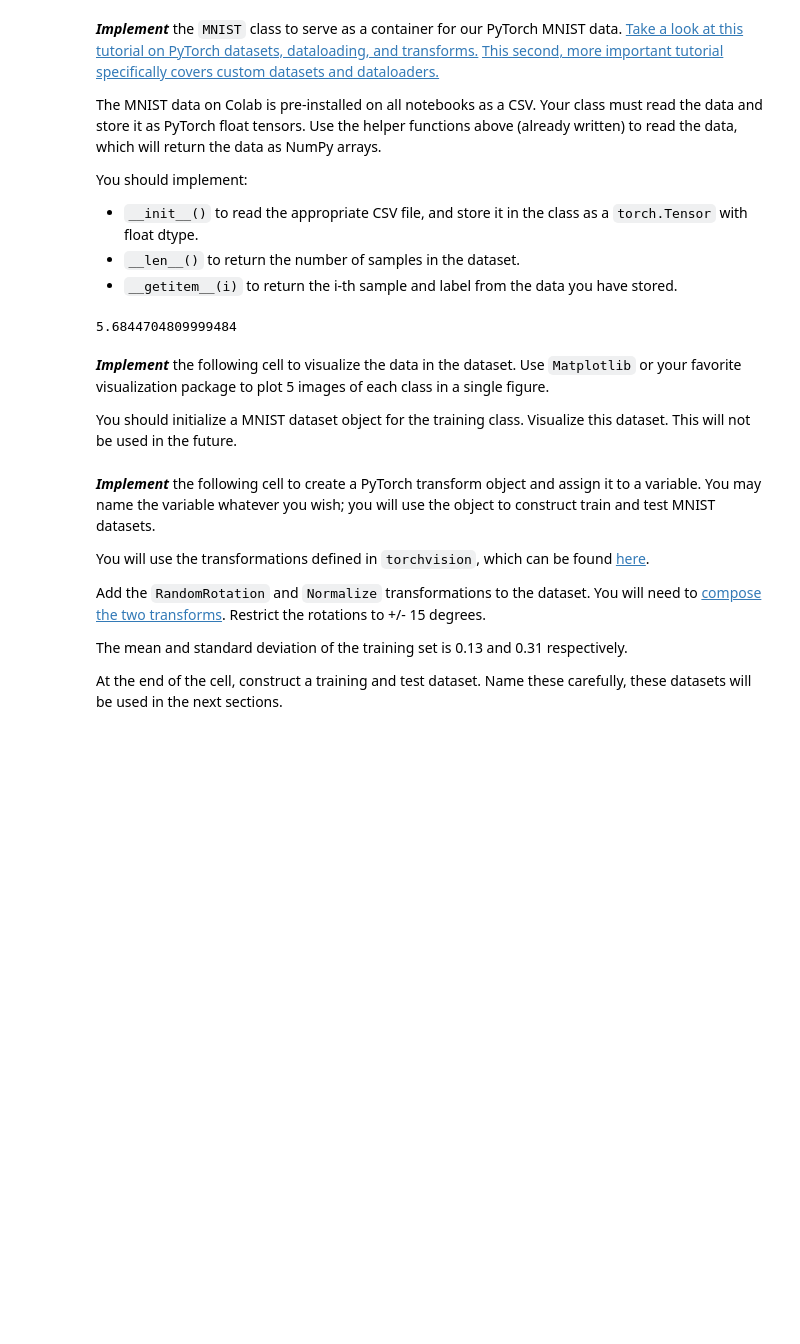
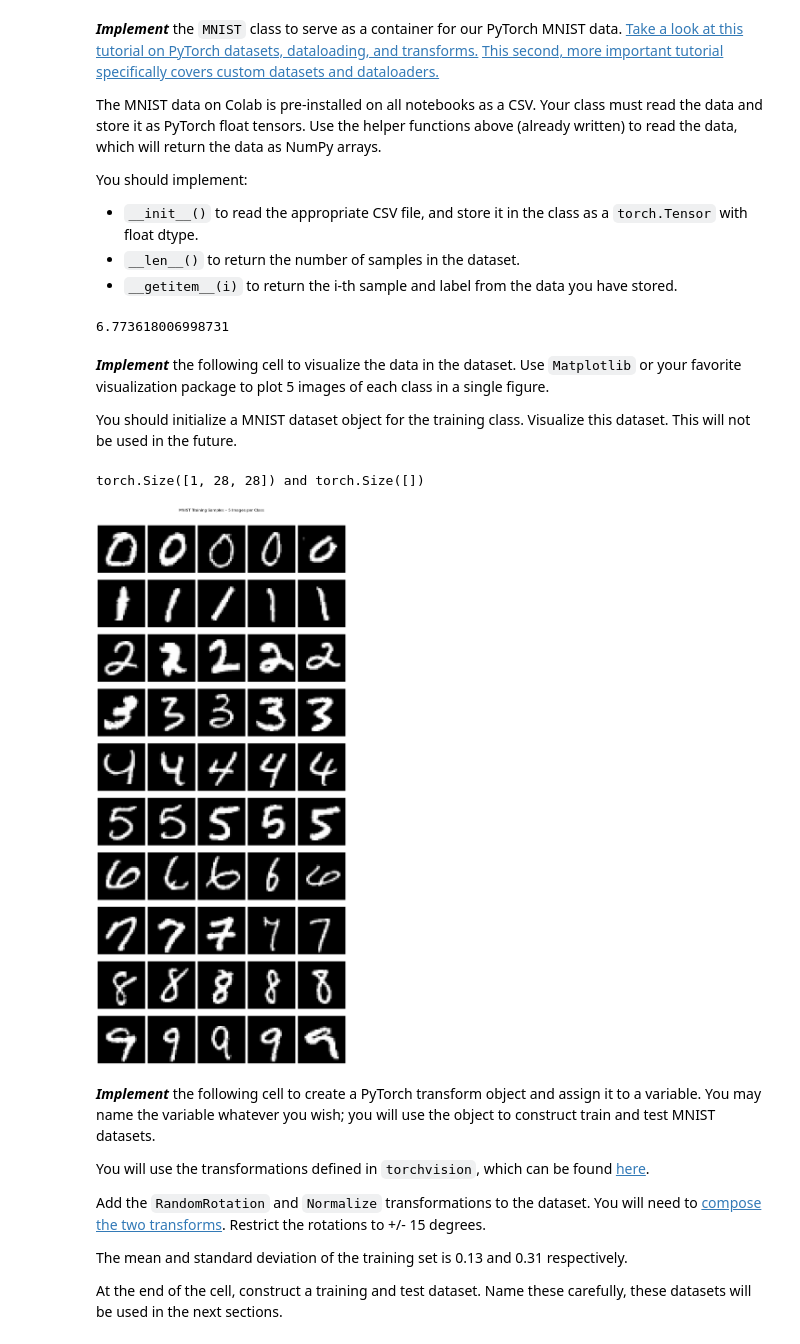
Before and after one commit to DarkTronics/Autocomplete_project, a Jupyter notebook: cs480e_2025,3f_assignment2.ipynb, the cells around one changed output. Cells and saved outputs as stored; diff of their text form; code cells hidden in the pictures; blank space fills up the shorter version.

Commit message:
visualize after rotation

```diff
--- a/cs480e_2025,3f_assignment2.ipynb
+++ b/cs480e_2025,3f_assignment2.ipynb
@@ -152,7 +152,7 @@ class MNIST(Dataset):
     sample = self._data[i]
     label = self._label[i]
     if (self.transform):
-      semple = self.transform(sample)
+      sample = self.transform(sample)
     return sample, label
 # %%
 composed = transforms.Compose([transforms.RandomRotation(15)])
@@ -169,11 +169,48 @@ end = perf_counter()
 # %%
 print(end-start)
 # %% [output]
-5.6844704809999484
+6.773618006998731
 # %% [markdown]
 ***Implement*** the following cell to visualize the data in the dataset. Use `Matplotlib` or your favorite visualization package to plot 5 images of each class in a single figure.
 
 You should initialize a MNIST dataset object for the training class. Visualize this dataset. This will not be used in the future.
+# %%
+import matplotlib.pyplot as plt
+import torch
+
+# Create the training dataset
+train_dataset = MNIST(is_training=True)
+img1, label1 = train_dataset[0]
+print(f'{img1.shape} and {label1.shape}')
+
+samples_per_class = {i: [] for i in range(10)}
+
+# Collect samples
+for img, label in train_dataset:
+    l = int(label)
+    if len(samples_per_class[l]) < 5:
+        samples_per_class[l].append(img.squeeze(0))
+    if all(len(samples_per_class[c]) == 5 for c in range(10)):
+        break
+
+# Plotting
+fig, axes = plt.subplots(10, 5, figsize=(15, 35))
+plt.suptitle("MNIST Training Samples – 5 Images per Class", fontsize=16)
+plt.subplots_adjust(top=1.5) # Adjust top margin to make space for the title
+
+for digit in range(10):
+    for i in range(5):
+        ax = axes[digit, i]
+        ax.imshow(samples_per_class[digit][i], cmap="gray")
+        ax.axis("off")
+        if i == 0:
+            ax.set_ylabel(str(digit), fontsize=14, rotation=0, labelpad=20)
+
+plt.tight_layout()
+plt.show()
+# %% [output]
+torch.Size([1, 28, 28]) and torch.Size([])
+[figure, added]
 # %% [markdown]
 ***Implement***
 the following cell to create a PyTorch transform object and
```
Also changed, not shown: parts of 2 cells of this notebook.
